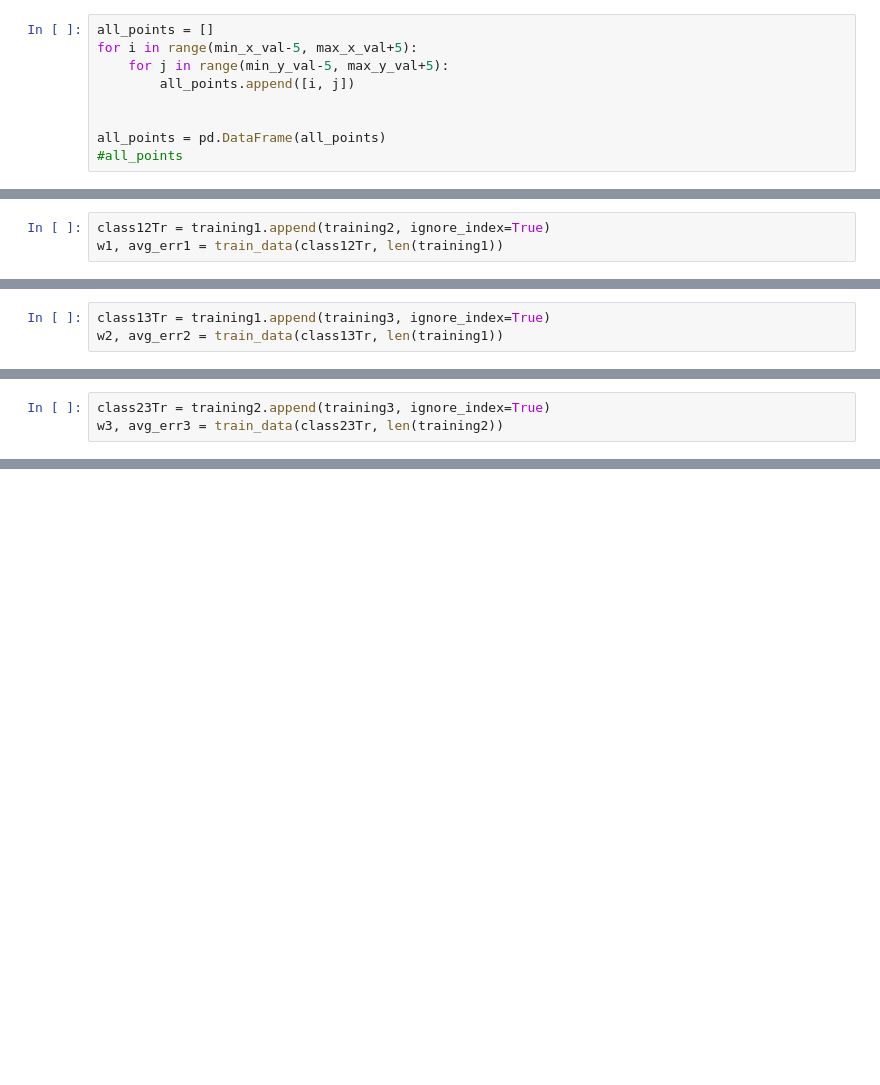
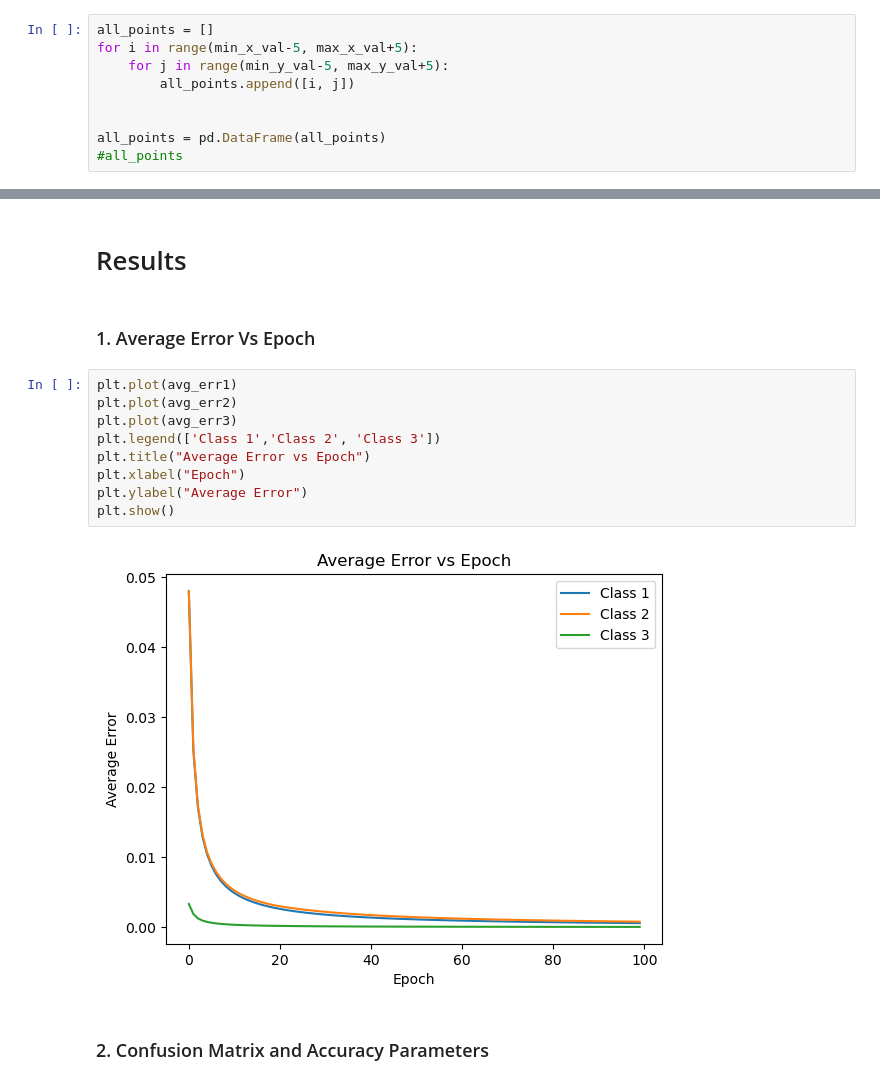
Before and after one commit to its-rajesh/Deep-Learning, a Jupyter notebook: Perceptron Classification/perceptron_classification.ipynb, the cells around one changed output, grey strips where cells are left out. Cells and saved outputs as stored; diff of their text form; blank space fills up the shorter version.

```diff
--- a/Perceptron Classification/perceptron_classification.ipynb
+++ b/Perceptron Classification/perceptron_classification.ipynb
@@ -184,3 +172,0 @@ all_points = pd.DataFrame(all_points)
-# %%
-class12Tr = training1.append(training2, ignore_index=True)
-w1, avg_err1 = train_data(class12Tr, len(training1))
@@ -192,3 +172,0 @@ Average Error:  0.00017
-# %%
-class13Tr = training1.append(training3, ignore_index=True)
-w2, avg_err2 = train_data(class13Tr, len(training1))
@@ -200,3 +172,0 @@ Average Error:  0.00037
-# %%
-class23Tr = training2.append(training3, ignore_index=True)
-w3, avg_err3 = train_data(class23Tr, len(training2))
@@ -309,0 +190,17 @@ c31 c32 c33
+# %% [markdown]
+# Results
+# %% [markdown]
+### 1. Average Error Vs Epoch
+# %%
+plt.plot(avg_err1)
+plt.plot(avg_err2)
+plt.plot(avg_err3)
+plt.legend(['Class 1','Class 2', 'Class 3'])
+plt.title("Average Error vs Epoch")
+plt.xlabel("Epoch")
+plt.ylabel("Average Error")
+plt.show()
+# %% [output]
+[figure, added]
+# %% [markdown]
+### 2. Confusion Matrix and Accuracy Parameters
```
Also changed, not shown: parts of 66 cells of this notebook.
